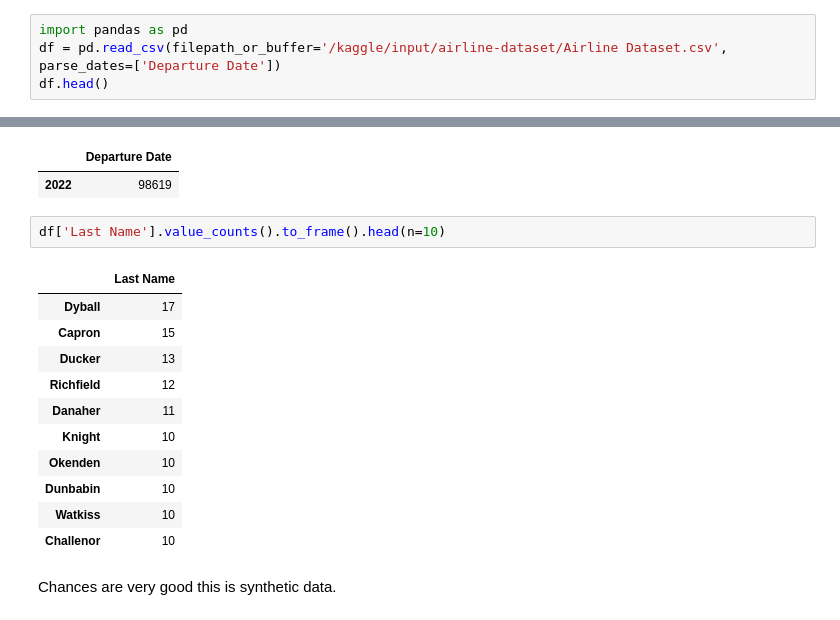
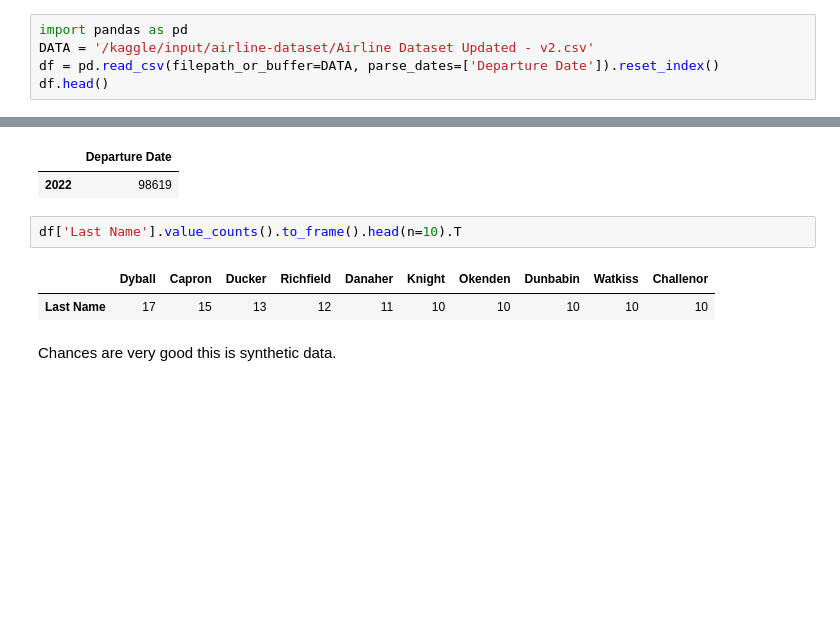
Before and after one commit to mikedelong/kaggle-workbooks, a Jupyter notebook: notebook76dacd672a.ipynb, the cells around one changed output, grey strips where cells are left out. Saved outputs shown, nothing was run; the diff lists cells and outputs as text; blank space fills up the shorter version.

```diff
--- a/notebook76dacd672a.ipynb
+++ b/notebook76dacd672a.ipynb
@@ -1,5 +1,6 @@
 # %%
 import pandas as pd
-df = pd.read_csv(filepath_or_buffer='/kaggle/input/airline-dataset/Airline Dataset.csv', parse_dates=['Departure Date'])
+DATA = '/kaggle/input/airline-dataset/Airline Dataset Updated - v2.csv'
+df = pd.read_csv(filepath_or_buffer=DATA, parse_dates=['Departure Date']).reset_index()
 df.head()
 # %% [output]
@@ -57,18 +59,9 @@ df['Departure Date'].dt.year.value_counts().to_frame()
 |  | Departure Date |
 | 2022 | 98619 |
 # %%
-df['Last Name'].value_counts().to_frame().head(n=10)
+df['Last Name'].value_counts().to_frame().head(n=10).T
 # %% [output]
-|  | Last Name |
-| Dyball | 17 |
-| Capron | 15 |
-| Ducker | 13 |
-| Richfield | 12 |
-| Danaher | 11 |
-| Knight | 10 |
-| Okenden | 10 |
-| Dunbabin | 10 |
-| Watkiss | 10 |
-| Challenor | 10 |
+|  | Dyball | Capron | Ducker | Richfield | Danaher | Knight | Okenden | Dunbabin | Watkiss | Challenor |
+| Last Name | 17 | 15 | 13 | 12 | 11 | 10 | 10 | 10 | 10 | 10 |
 # %% [markdown]
 Chances are very good this is synthetic data.
```
Also changed, not shown: parts of 3 cells of this notebook.
